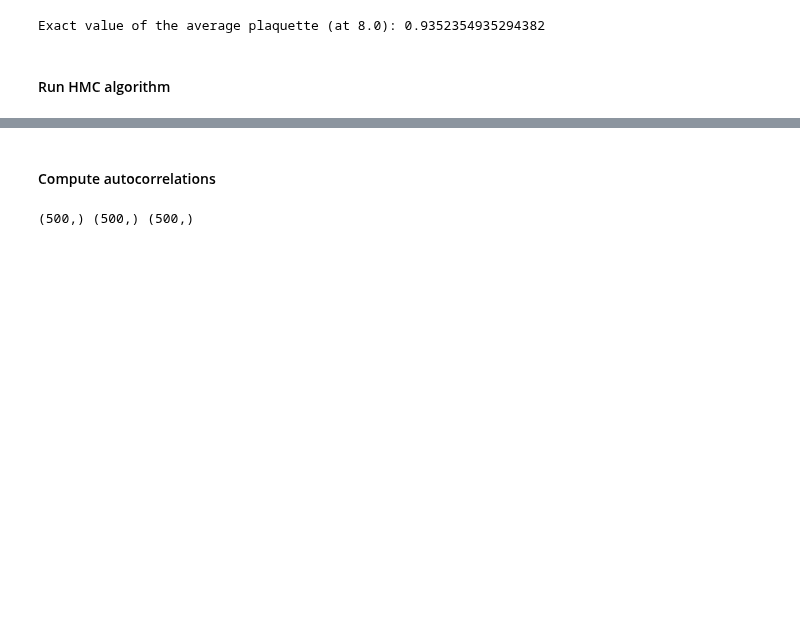
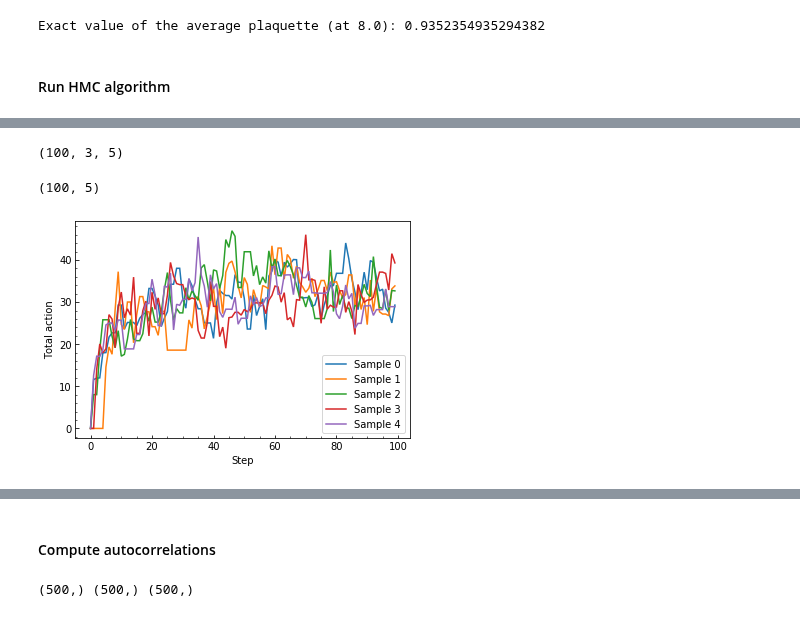
Before and after one commit to saforem2/l2hmc, a Jupyter notebook: l2hmc/notebooks/generic_hmc.ipynb, the cells around one changed output, grey strips where cells are left out. Cells and saved outputs as stored; diff of their text form; code cells hidden in the pictures; blank space fills up the shorter version.

```diff
--- a/l2hmc/notebooks/generic_hmc.ipynb
+++ b/l2hmc/notebooks/generic_hmc.ipynb
@@ -484,0 +477,3 @@ step: 999   accept rate: 0.70181    time/step/sample/link: 0.0002526
+# %%
+samples_arr = np.array(samples_arr)
+samples_arr.shape
@@ -517,3 +497,31 @@ params
 # %%
-observables = lattice.calc_plaq_observables(samples=samples_arr)
-total_actions, avg_plaquettes, top_charges = observables
+observables = np.array([
+    lattice.calc_plaq_observables(samples=samples_arr[i]) for i in range(100)
+])
+#total_actions, avg_plaquettes, top_charges = observables
+# %%
+observables.shape
+# %% [output]
+(100, 3, 5)
+# %%
+actions = observables[:, 0, :]
+plaquettes = observables[:, 1, :]
+charges = observables[:, 2, :]
+# %%
+actions.shape
+# %% [output]
+(100, 5)
+# %%
+COLORS = ['C0', 'C1', 'C2', 'C3', 'C4', 'C5', 'C6', 'C7', 'C8', 'C9']
+MARKERS = ['o', 's', 'x', 'v', 'h', '^', 'p', '<', 'd', '>', 'o']
+LINESTYLES = ['-', '--', ':', '-.', '-', '--', ':', '-.', '-', '--']
+# %%
+fig, ax = plt.subplots()
+for idx in range(actions.shape[1]):
+    _ = ax.plot(actions[:, idx], label=f'Sample {idx}', color=COLORS[idx])
+
+_ = ax.legend(loc='best')
+_ = ax.set_xlabel('Step')
+_ = ax.set_ylabel('Total action')
+# %% [output]
+[figure, added]
```
Also changed, not shown: parts of 15 cells of this notebook, 1 other file.
